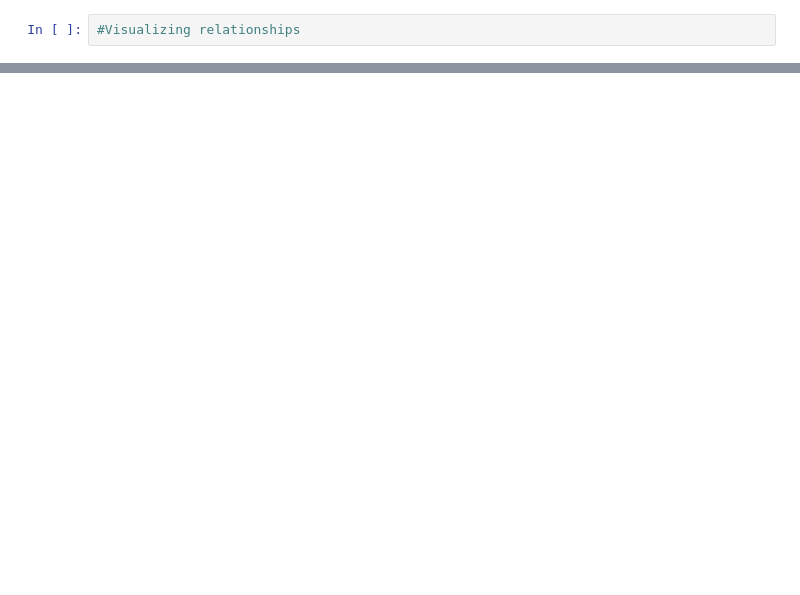
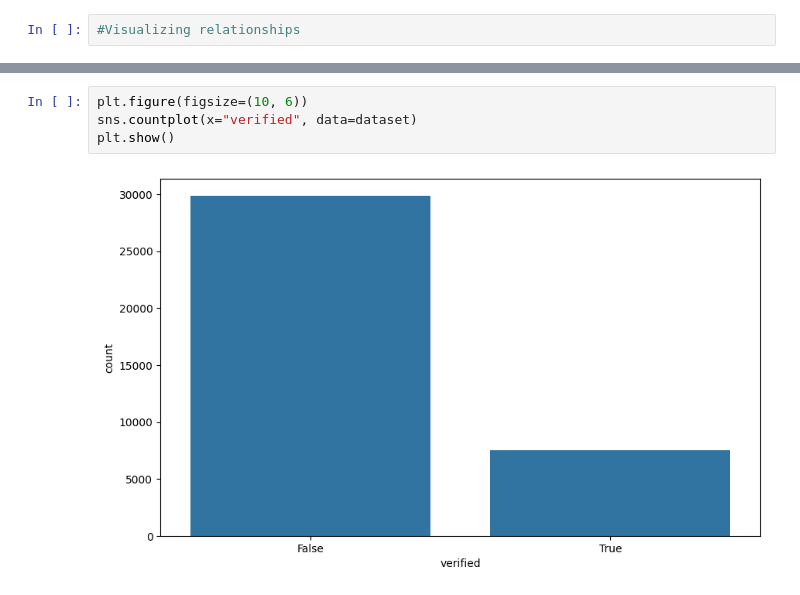
Before and after one commit to Waliya451/Fraud-Detection, a Jupyter notebook: EDA.ipynb, the cells around one changed output, grey strips where cells are left out. Drawn from its saved outputs; the diff is of its cells as text; blank space fills up the shorter version.

```diff
--- a/EDA.ipynb
+++ b/EDA.ipynb
@@ -99,0 +188,6 @@ plt.show()
+# %%
+plt.figure(figsize=(10, 6))
+sns.countplot(x="verified", data=dataset)
+plt.show()
+# %% [output]
+[figure, added]
```
Also changed, not shown: parts of 10 cells of this notebook.
